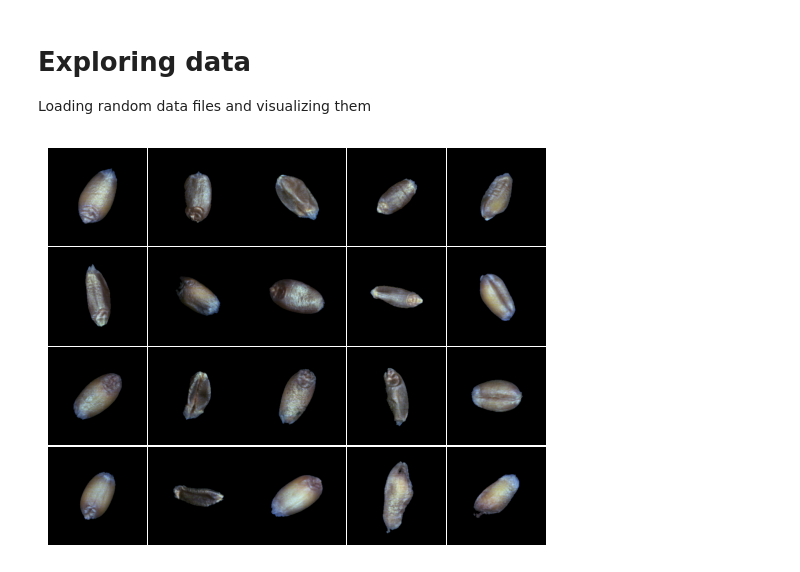
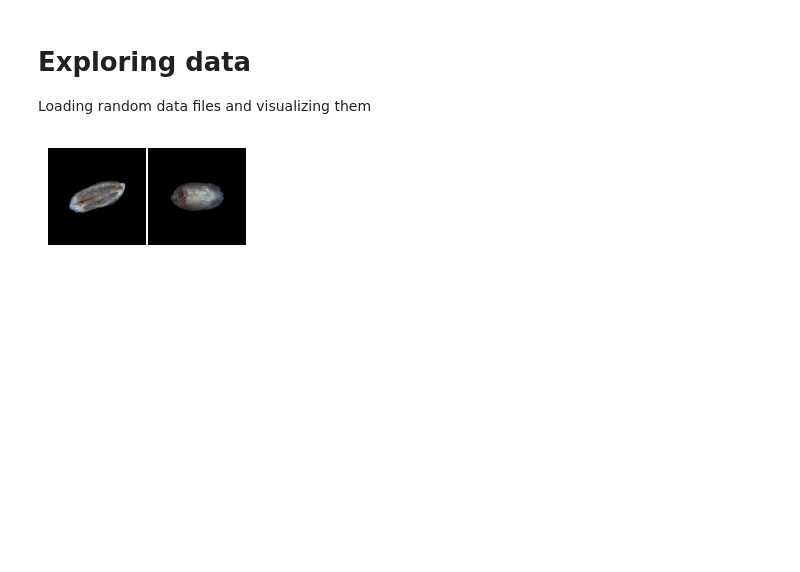
Before and after one commit to moujar/Grain-Challenge-M1-AI, a Jupyter notebook: src/read_grain_rgb_data.ipynb, the cells around one changed output. Cells and saved outputs as stored; diff of their text form; code cells hidden in the pictures; blank space fills up the shorter version.

```diff
--- a/src/read_grain_rgb_data.ipynb
+++ b/src/read_grain_rgb_data.ipynb
@@ -11,5 +23,5 @@ import matplotlib.pyplot as plt
 # %%
-DATA_DIR = "../Data/Grain-Data-RGB"
+DATA_DIR = "../data/Grain-Data-RGB"
 # %%
 def load_and_clean_files(files_dir):
     files = os.listdir(files_dir)
@@ -44,7 +56,7 @@ def extract_metadata(filename):
     }
 # %%
 # Load data files
-data_files_rgb = load_and_clean_files(DATA_DIR)
+data_files_rgb = load_and_clean_files(DATA_DIR + '/Grain-Data-RGB')
 # %%
 # Extract metadata from filenames
 all_metadata = [extract_metadata(file) for file in data_files_rgb if extract_metadata(file)]
@@ -84,7 +93,7 @@ def band_brightness_npz(cube, k):
 
 
 def plot_random_data(files, dir):
-    N = 20
+    N = 2
     sample_files = random.sample(files, N)
     cols = 5
     rows = math.ceil(N / cols)
@@ -116,6 +125,6 @@ def plot_random_data(files, dir):
     plt.tight_layout(pad=0.1)
     plt.show()
 # %%
-plot_random_data(files=data_files_rgb, dir=DATA_DIR)
+plot_random_data(files=data_files_rgb, dir=DATA_DIR+ '/Grain-Data-RGB')
 # %% [output]
-[figure, old version]
+[figure, new version]
```
Also changed, not shown: parts of 19 cells of this notebook, 1 other file.
